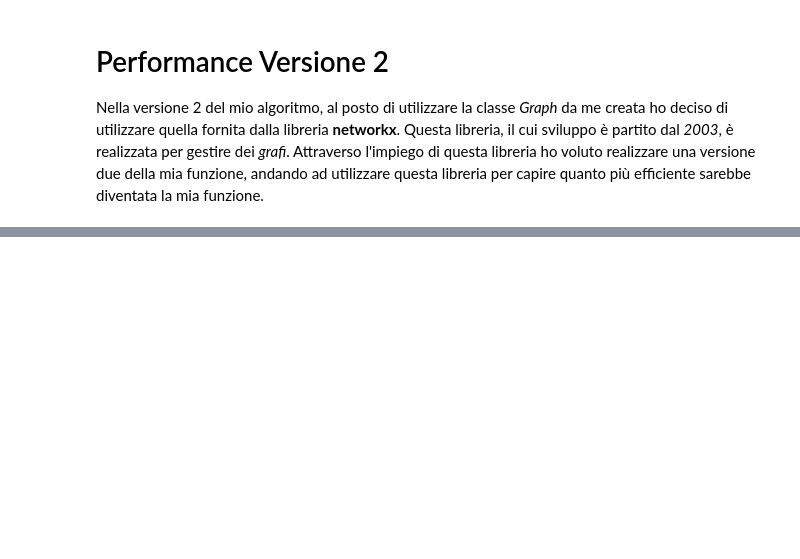
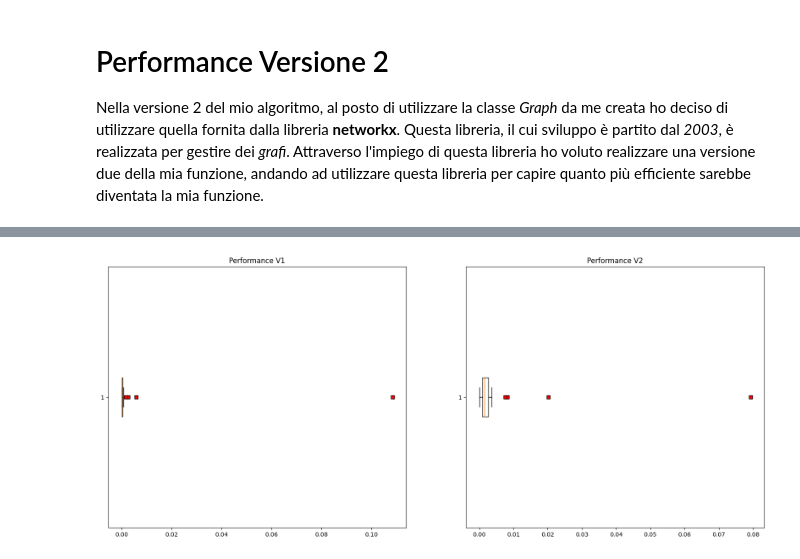
Before and after one commit to MatteoIorio11/k-shortest-paths, a Jupyter notebook: k-shortest-paths.ipynb, the cells around one changed output, grey strips where cells are left out. Cells and saved outputs as stored; diff of their text form; code cells hidden in the pictures; blank space fills up the shorter version.

```diff
--- a/k-shortest-paths.ipynb
+++ b/k-shortest-paths.ipynb
@@ -337,0 +358,10 @@ min time: 7.677078247070312e-05 max time: 0.08171820640563965
+# %%
+fix, (ax1, ax2) = plt.subplots(1, 2, figsize=(20, 8))
+red_square = dict(markerfacecolor='r', marker='s')
+ax1.set_title("Performance V1")
+ax2.set_title("Performance V2")
+ax1.boxplot(data_1, flierprops=red_square, vert=False, whis=0.75)
+ax2.boxplot(data_2, flierprops=red_square, vert=False, whis=0.75)
+plt.show()
+# %% [output]
+[figure, added]
```
Also changed, not shown: parts of 8 cells of this notebook.
